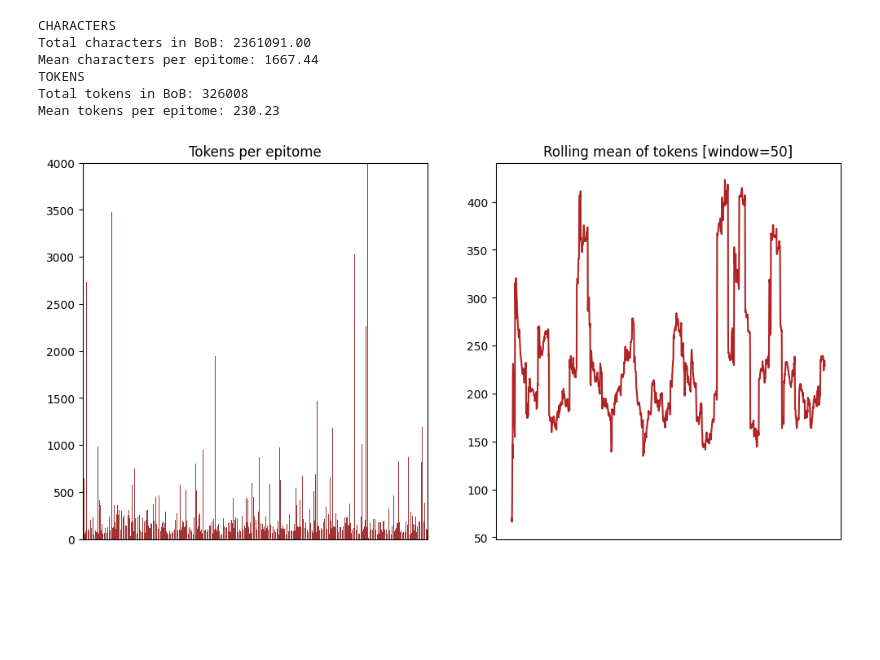
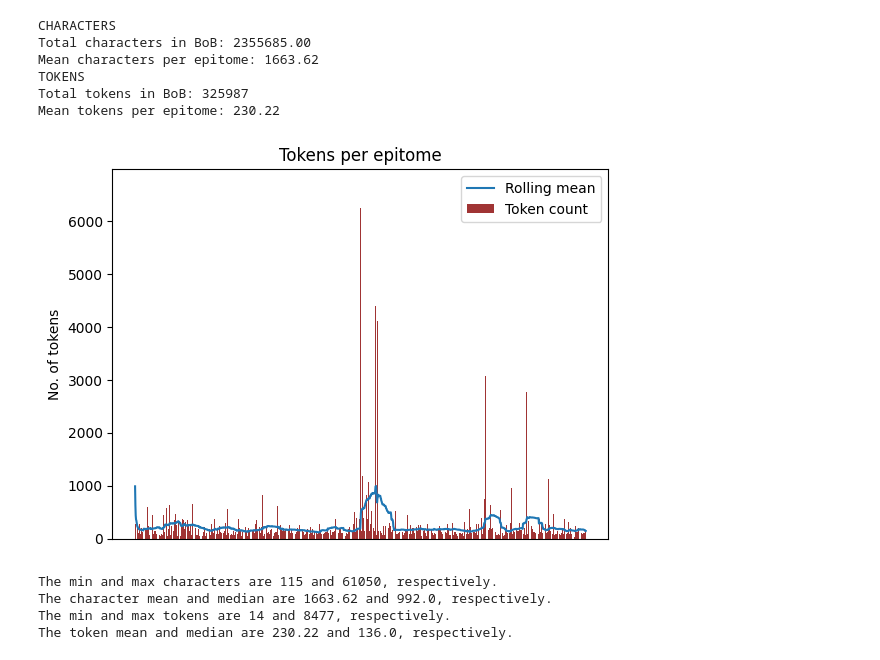
Before and after one commit to johannes-hp/BoB-thesis, a Jupyter notebook: epitome-scripts/epitome_length.ipynb, the cells around one changed output. Drawn from its saved outputs; the diff is of its cells as text; code cells hidden in the pictures; blank space fills up the shorter version.

```diff
--- a/epitome-scripts/epitome_length.ipynb
+++ b/epitome-scripts/epitome_length.ipynb
@@ -11,7 +12,7 @@ chars = []
 tokens = []
 epitome_numbers = []
 
-for file in os.listdir(path):
+for file in sorted(os.listdir(path)):
     with open(os.path.join(path, file), 'r', encoding='utf-8') as f:
         epitome_numbers.append(int(re.search(pattern, file).group()))
         text = f.read()
@@ -43,25 +44,23 @@ print(f'Total tokens in BoB: {total_tokens}')
 print(f'Mean tokens per epitome: {avg_tokens:.2f}')
 # %% [output]
 CHARACTERS
-Total characters in BoB: 2361091.00
-Mean characters per epitome: 1667.44
+Total characters in BoB: 2355685.00
+Mean characters per epitome: 1663.62
 TOKENS
-Total tokens in BoB: 326008
-Mean tokens per epitome: 230.23
+Total tokens in BoB: 325987
+Mean tokens per epitome: 230.22
 # %%
 window_size = 50
 tokens_df = pd.DataFrame(tokens)
 rolling_tokens_df = tokens_df.rolling(window_size, min_periods=1).mean()
 # %%
-fig, axes = plt.subplots(1, 2)
-fig.set_size_inches(12, 6)
-sns.barplot(x=list(range(len(tokens))), y=tokens, ax=axes[0], color='firebrick')
-axes[0].set_ylim(0, 4000)
-axes[0].set_xticks([])
-axes[0].set_title('Tokens per epitome')
+fig, ax = plt.subplots()
 
-sns.lineplot(rolling_tokens_df, ax=axes[1], legend=False, palette=['firebrick'])
-axes[1].set_xticks([])
-axes[1].set_title(f'Rolling mean of tokens [window={window_size}]');
+sns.barplot(x=list(range(len(tokens))), y=tokens, ax=ax, color='firebrick', label='Token count')
+ax.set_ylim(0, max(tokens)-1500)
+ax.set_xticks([])
+ax.set_title('Tokens per epitome')
+sns.lineplot(x=rolling_tokens_df.index, y=rolling_tokens_df[0], ax=ax, label='Rolling mean')
+ax.set_ylabel('No. of tokens');
 # %% [output]
-[figure, old version]
+[figure, new version]
@@ -67,0 +77,10 @@ axes[1].set_title(f'Rolling mean of tokens [window={window_size}]');
+# %%
+print(f'The min and max characters are {min_chars} and {max_chars}, respectively.')
+print(f'The character mean and median are {mean_chars:.2f} and {median_chars}, respectively.')
+print(f'The min and max tokens are {min_tokens} and {max_tokens}, respectively.')
+print(f'The token mean and median are {mean_tokens:.2f} and {median_tokens}, respectively.')
+# %% [output]
+The min and max characters are 115 and 61050, respectively.
+The character mean and median are 1663.62 and 992.0, respectively.
+The min and max tokens are 14 and 8477, respectively.
+The token mean and median are 230.22 and 136.0, respectively.
```
Also changed, not shown: parts of 4 cells of this notebook.
